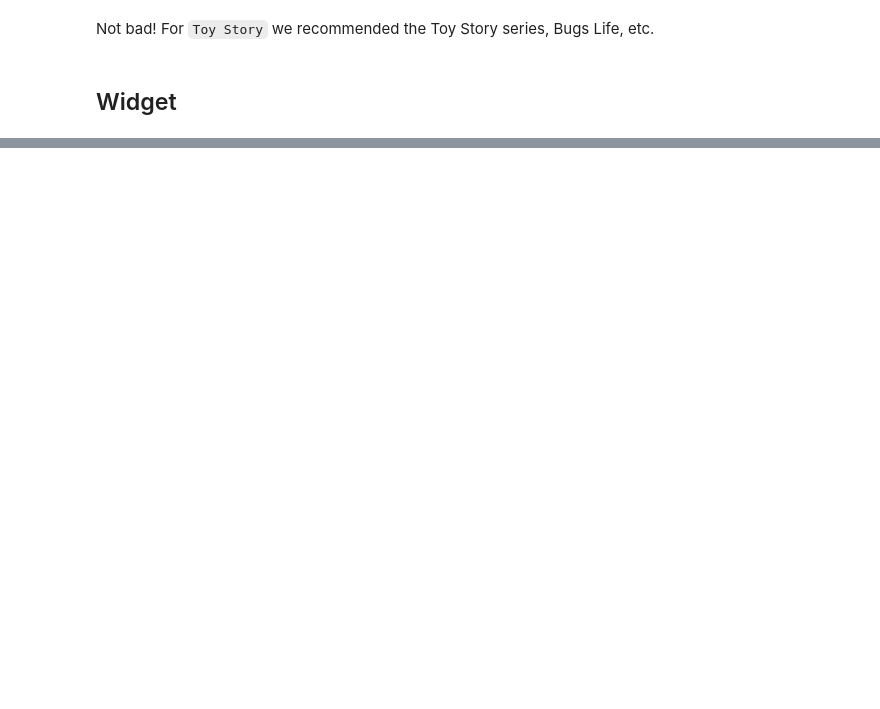
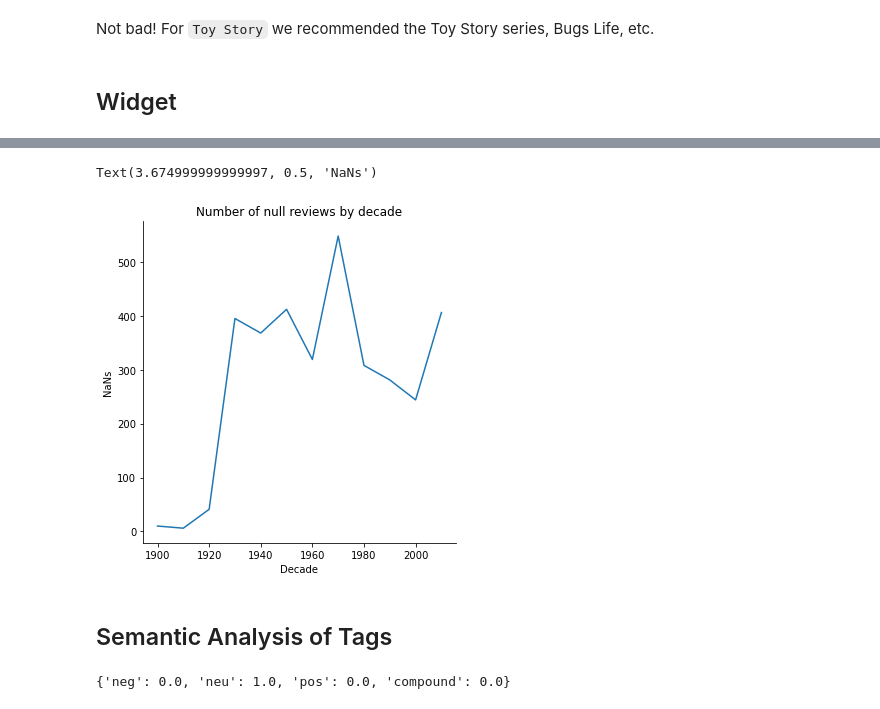
Before and after one commit to pomkos/movie_rec, a Jupyter notebook: movie_script.ipynb, the cells around one changed output, grey strips where cells are left out. Cells and saved outputs as stored; diff of their text form; code cells hidden in the pictures; blank space fills up the shorter version.

```diff
--- a/movie_script.ipynb
+++ b/movie_script.ipynb
@@ -437,0 +508,3 @@ genome_scores.merge(movies).sort_values(['movieId', 'relevance'], ascending=Fals
+# %%
+avg_ratings = ratings.groupby('movieId').mean().reset_index()[['movieId','rating']]
+avg_ratings.head()
@@ -437,0 +526,2 @@ genome_scores.merge(movies).sort_values(['movieId', 'relevance'], ascending=Fals
+# %%
+movies_ml = movies_ml.merge(avg_ratings, how='left')
@@ -437,0 +550,3 @@ genome_scores.merge(movies).sort_values(['movieId', 'relevance'], ascending=Fals
+# %%
+movies_ml = movies_ml.dropna(subset=['rating'])
+movies_ml.shape
@@ -437,0 +559,3 @@ genome_scores.merge(movies).sort_values(['movieId', 'relevance'], ascending=Fals
+# %%
+null_years = movies_ml[movies_ml['rating'].isna()]['decade'].value_counts()
+null_years.sort_index()
@@ -437,0 +576,10 @@ genome_scores.merge(movies).sort_values(['movieId', 'relevance'], ascending=Fals
+# %%
+sns.relplot(x=null_years.index, y=null_years, kind='line')
+plt.title('Number of null reviews by decade')
+plt.xlabel('Decade')
+plt.ylabel('NaNs')
+# %% [output]
+Text(3.674999999999997, 0.5, 'NaNs')
+[figure, added]
+# %% [markdown]
+## Semantic Analysis of Tags
@@ -437,0 +590,4 @@ genome_scores.merge(movies).sort_values(['movieId', 'relevance'], ascending=Fals
+# %%
+sia.polarity_scores('hi peter its matt')
+# %% [output]
+{'neg': 0.0, 'neu': 1.0, 'pos': 0.0, 'compound': 0.0}
```
Also changed, not shown: parts of 66 cells of this notebook.
